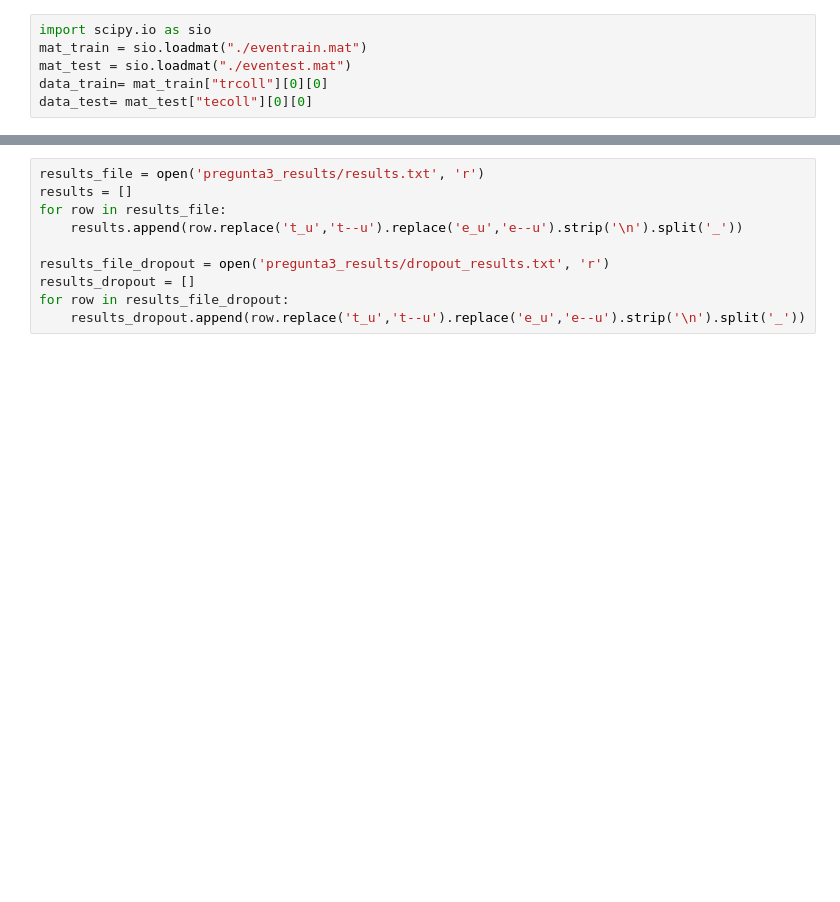
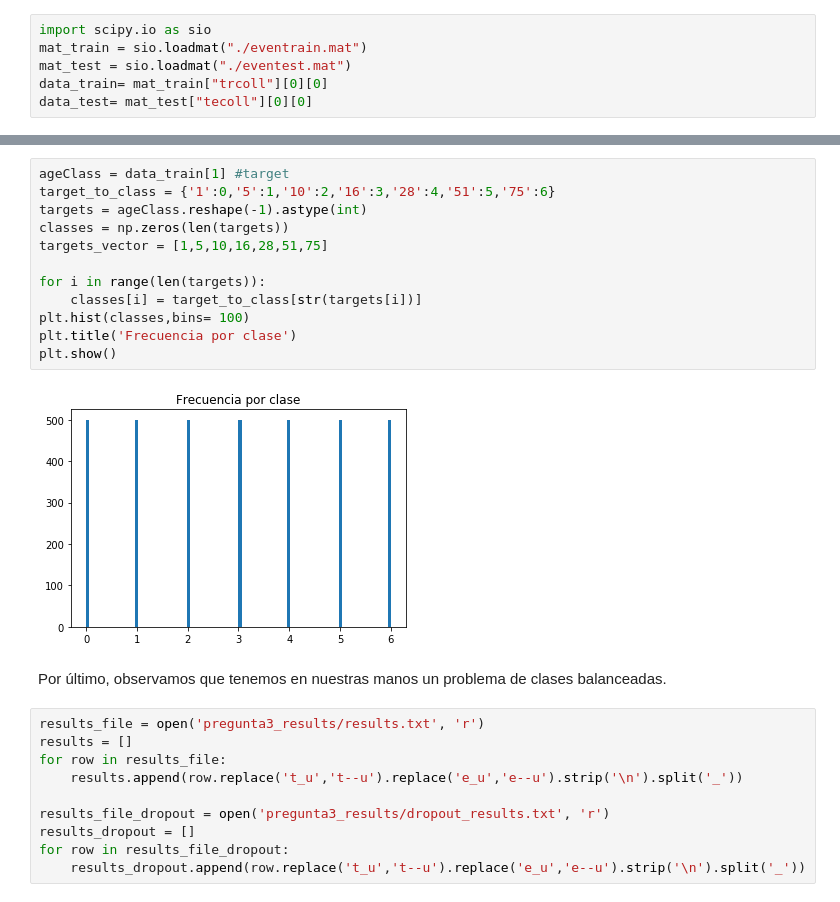
Before and after one commit to Autopawn/tarea1-ann, a Jupyter notebook: tarea1-3.ipynb, the cells around one changed output, grey strips where cells are left out. Drawn from its saved outputs; the diff is of its cells as text; blank space fills up the shorter version.

```diff
--- a/tarea1-3.ipynb
+++ b/tarea1-3.ipynb
@@ -143,3 +45,19 @@ plt.show()
+# %%
+ageClass = data_train[1] #target
+target_to_class = {'1':0,'5':1,'10':2,'16':3,'28':4,'51':5,'75':6}
+targets = ageClass.reshape(-1).astype(int)
+classes = np.zeros(len(targets))
+targets_vector = [1,5,10,16,28,51,75]
+
+for i in range(len(targets)):
+    classes[i] = target_to_class[str(targets[i])]
+plt.hist(classes,bins= 100)
+plt.title('Frecuencia por clase')
+plt.show()
+# %% [output]
+[figure, added]
+# %% [markdown]
+Por último, observamos que tenemos en nuestras manos un problema de clases balanceadas.
 # %%
 results_file = open('pregunta3_results/results.txt', 'r')
 results = []
```
Also changed, not shown: parts of 26 cells of this notebook, 4 other files.
